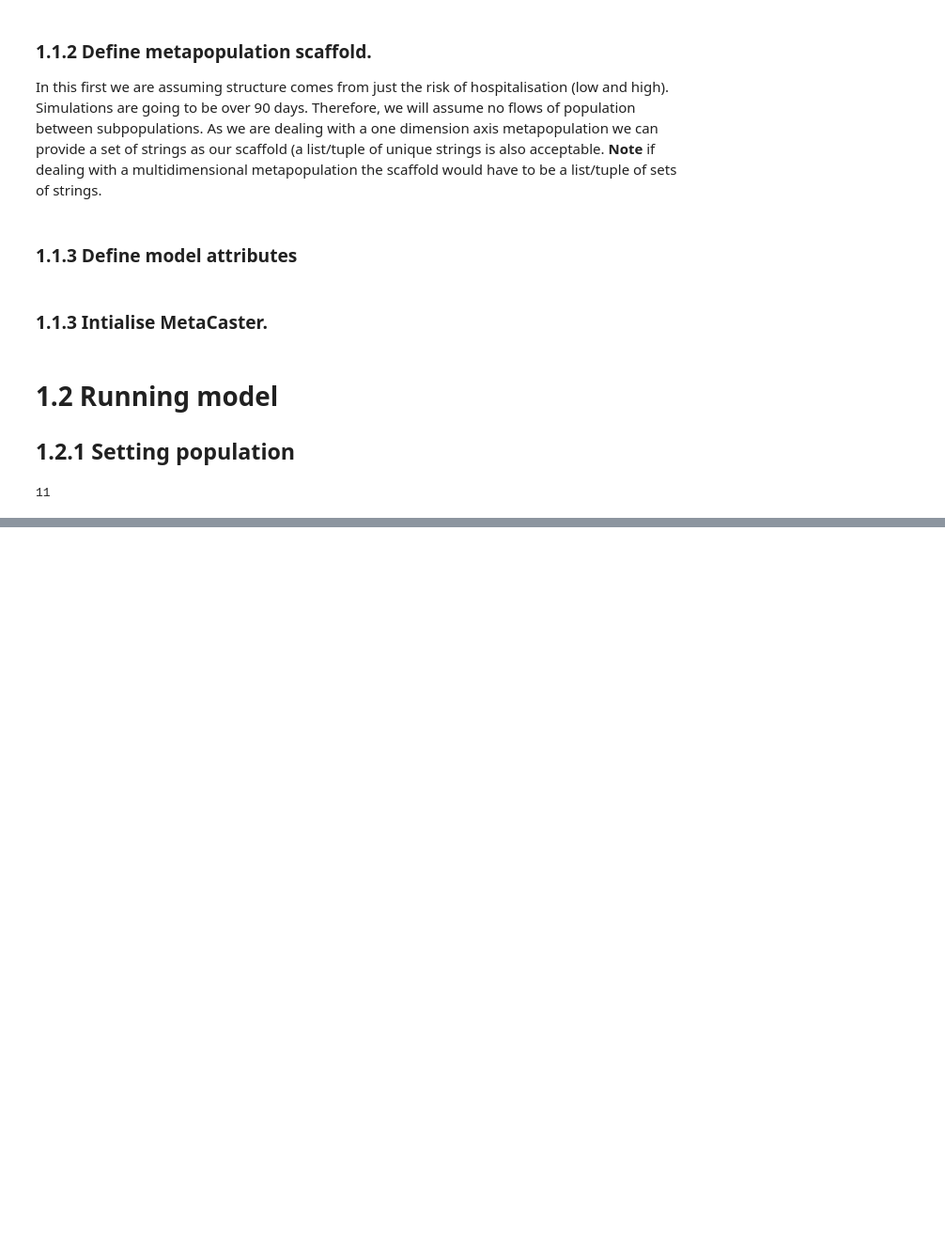
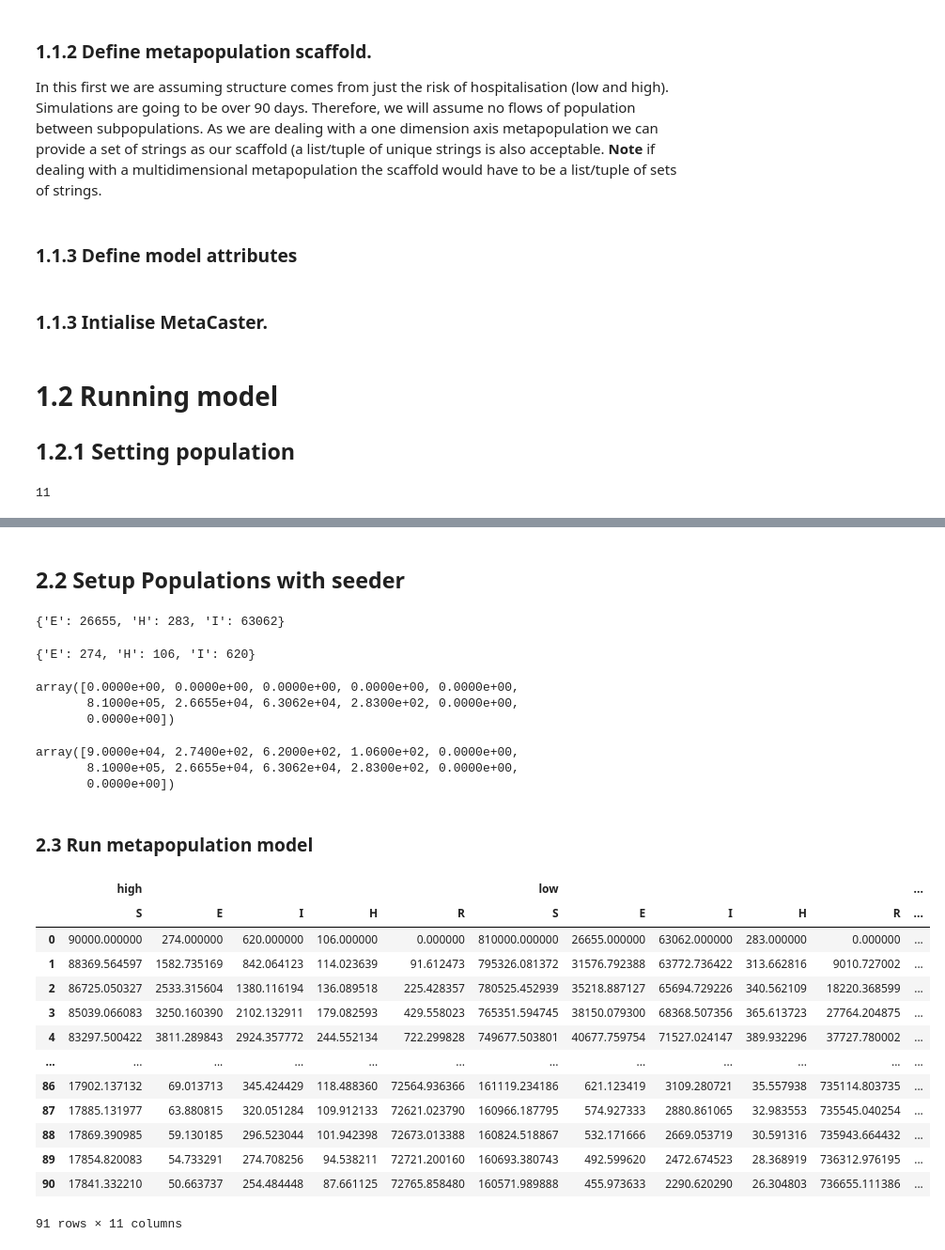
Before and after one commit to m-d-grunnill/MetaCast, a Jupyter notebook: demo/Basic_Demonstration.ipynb, the cells around one changed output, grey strips where cells are left out. Shown at 94% size. Drawn from its saved outputs; the diff is of its cells as text; code cells hidden in the pictures; blank space fills up the shorter version.

```diff
--- a/demo/Basic_Demonstration.ipynb
+++ b/demo/Basic_Demonstration.ipynb
@@ -118,0 +198,44 @@ len(['high'])
+# %% [markdown]
+## 2.2 Setup Populations with seeder
+# %%
+prevelance = 0.1
+low_risk_total_infected = low_risk_population*prevelance
+low_risk_infected = seeder.seed_infections(n=low_risk_total_infected,
+                                           branch_probability={'unhospitalised': 1- parameters['p_[low]'] ,'hospitalised': parameters['p_[low]']},
+                                           parameters=parameters)
+low_risk_infected
+# %% [output]
+{'E': 26655, 'H': 283, 'I': 63062}
+# %%
+high_risk_total_infected = high_risk_population*prevelance
+high_risk_infected = seeder.seed_infections(n=high_risk_total_infected*0.1,
+                                            branch_probability={'unhospitalised': 1- parameters['p_[high]'] ,'hospitalised': parameters['p_[high]']},
+                                            parameters=parameters)
+high_risk_infected
+# %% [output]
+{'E': 274, 'H': 106, 'I': 620}
+# %%
+y =np.zeros(metapop_model.num_state)
+low_risk_state_pops = {'S':low_risk_population*(1-prevelance), **low_risk_infected}
+for state, index in state_index_dict_low.items():
+    if state in low_risk_state_pops:
+        y[index] = low_risk_state_pops[state]
+
+y
+# %% [output]
+array([0.0000e+00, 0.0000e+00, 0.0000e+00, 0.0000e+00, 0.0000e+00,
+       8.1000e+05, 2.6655e+04, 6.3062e+04, 2.8300e+02, 0.0000e+00,
+       0.0000e+00])
+# %%
+high_risk_state_pops = {'S':high_risk_population*(1-prevelance), **high_risk_infected}
+for state, index in state_index_dict_high.items():
+    if state in high_risk_state_pops:
+        y[index] = high_risk_state_pops[state]
+
+y
+# %% [output]
+array([9.0000e+04, 2.7400e+02, 6.2000e+02, 1.0600e+02, 0.0000e+00,
+       8.1000e+05, 2.6655e+04, 6.3062e+04, 2.8300e+02, 0.0000e+00,
+       0.0000e+00])
+# %% [markdown]
+### 2.3 Run metapopulation model
@@ -118,0 +244,17 @@ len(['high'])
+# %%
+results_2
+# %% [output]
+|  | high |  |  |  |  | low |  |  |  |  | ... |
+|  | S | E | I | H | R | S | E | I | H | R | ... |
+| 0 | 90000.000000 | 274.000000 | 620.000000 | 106.000000 | 0.000000 | 810000.000000 | 26655.000000 | 63062.000000 | 283.000000 | 0.000000 | ... |
+| 1 | 88369.564597 | 1582.735169 | 842.064123 | 114.023639 | 91.612473 | 795326.081372 | 31576.792388 | 63772.736422 | 313.662816 | 9010.727002 | ... |
+| 2 | 86725.050327 | 2533.315604 | 1380.116194 | 136.089518 | 225.428357 | 780525.452939 | 35218.887127 | 65694.729226 | 340.562109 | 18220.368599 | ... |
+| 3 | 85039.066083 | 3250.160390 | 2102.132911 | 179.082593 | 429.558023 | 765351.594745 | 38150.079300 | 68368.507356 | 365.613723 | 27764.204875 | ... |
+| 4 | 83297.500422 | 3811.289843 | 2924.357772 | 244.552134 | 722.299828 | 749677.503801 | 40677.759754 | 71527.024147 | 389.932296 | 37727.780002 | ... |
+| ... | ... | ... | ... | ... | ... | ... | ... | ... | ... | ... | ... |
+| 86 | 17902.137132 | 69.013713 | 345.424429 | 118.488360 | 72564.936366 | 161119.234186 | 621.123419 | 3109.280721 | 35.557938 | 735114.803735 | ... |
+| 87 | 17885.131977 | 63.880815 | 320.051284 | 109.912133 | 72621.023790 | 160966.187795 | 574.927333 | 2880.861065 | 32.983553 | 735545.040254 | ... |
+| 88 | 17869.390985 | 59.130185 | 296.523044 | 101.942398 | 72673.013388 | 160824.518867 | 532.171666 | 2669.053719 | 30.591316 | 735943.664432 | ... |
+| 89 | 17854.820083 | 54.733291 | 274.708256 | 94.538211 | 72721.200160 | 160693.380743 | 492.599620 | 2472.674523 | 28.368919 | 736312.976195 | ... |
+| 90 | 17841.332210 | 50.663737 | 254.484448 | 87.661125 | 72765.858480 | 160571.989888 | 455.973633 | 2290.620290 | 26.304803 | 736655.111386 | ... |
+91 rows × 11 columns
```
Also changed, not shown: parts of 26 cells of this notebook, 2 other files.
